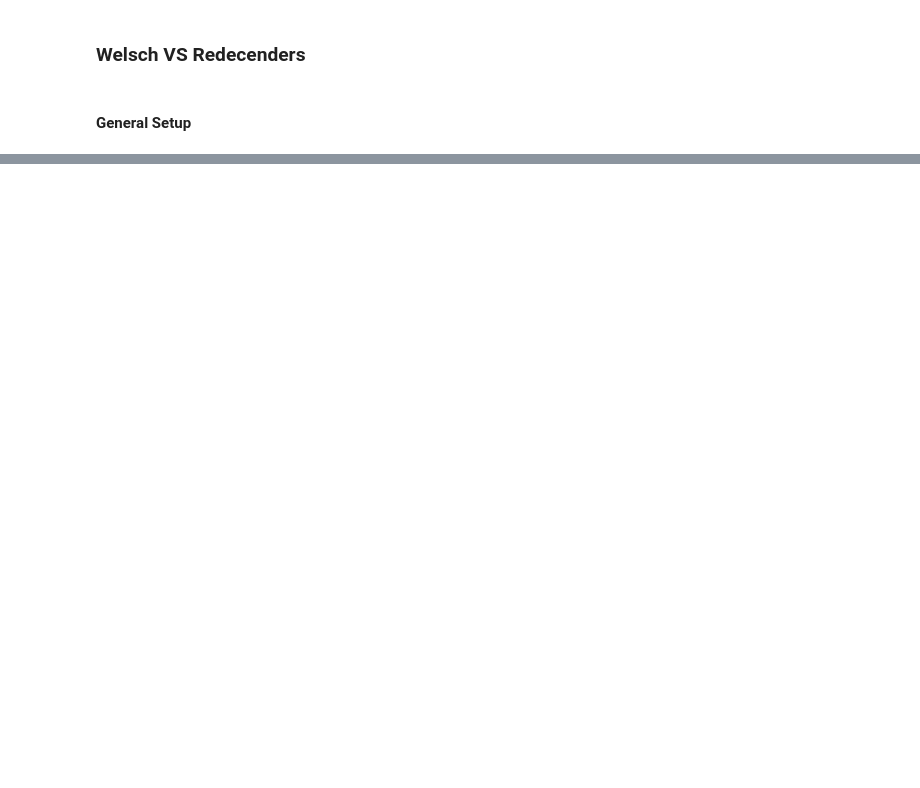
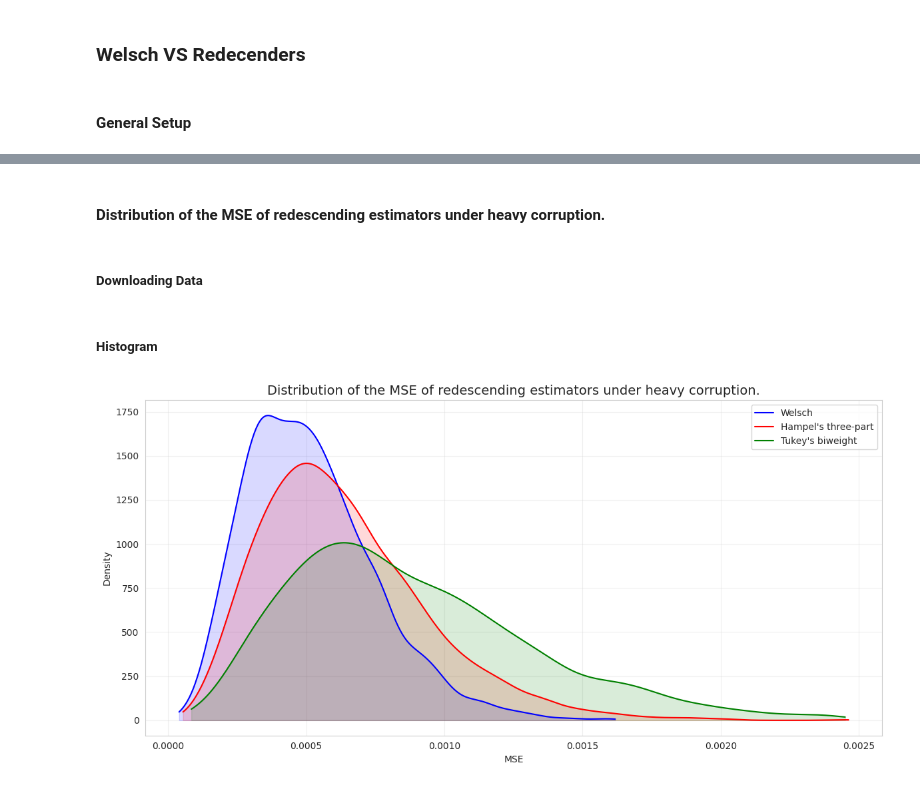
Before and after one commit to ilyeshammouda/Robust-Regression-under-Adversarial-Contamination-Theory-and-Algorithms-for-the-Welsch-Estimator, a Jupyter notebook: Experiments/exps.ipynb, the cells around one changed output, grey strips where cells are left out. Cells and saved outputs as stored; diff of their text form; code cells hidden in the pictures; blank space fills up the shorter version.

```diff
--- a/Experiments/exps.ipynb
+++ b/Experiments/exps.ipynb
@@ -494,0 +577,27 @@ plt.show()
+# %% [markdown]
+#### Distribution of the MSE of redescending estimators under heavy corruption.
+# %% [markdown]
+##### Downloading Data
+# %%
+KDE_redecenders = pd.read_csv("../Data/MSE/kde_Welsch_Hampel_Tukey.csv")
+# %% [markdown]
+##### Histogram
+# %%
+fig, ax = plt.subplots(figsize=(12, 6))
+
+colors = {"Welsch": "blue", "Hampel's three-part": "red", "Tukey's biweight": "green"}
+
+for series, color in colors.items():
+    subset = KDE_redecenders[KDE_redecenders["Estimators"] == series]
+    ax.plot(subset["x"], subset["density"], color=color, label=series, linewidth=1.5)
+    ax.fill_between(subset["x"], subset["density"], alpha=0.15, color=color)
+
+ax.set_xlabel("MSE")
+ax.set_ylabel("Density")
+ax.legend(loc="upper right")
+ax.grid(True, alpha=0.3)
+plt.title('Distribution of the MSE of redescending estimators under heavy corruption.', fontsize=14)
+plt.tight_layout()
+plt.show()
+# %% [output]
+[figure, added]
```
Also changed, not shown: parts of 37 cells of this notebook, 12 other files.
